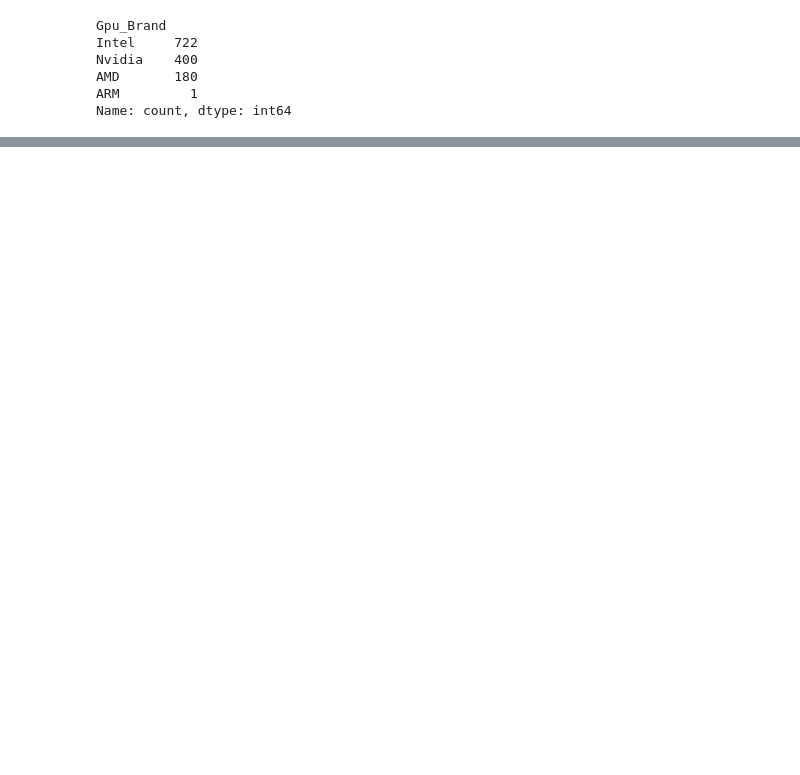
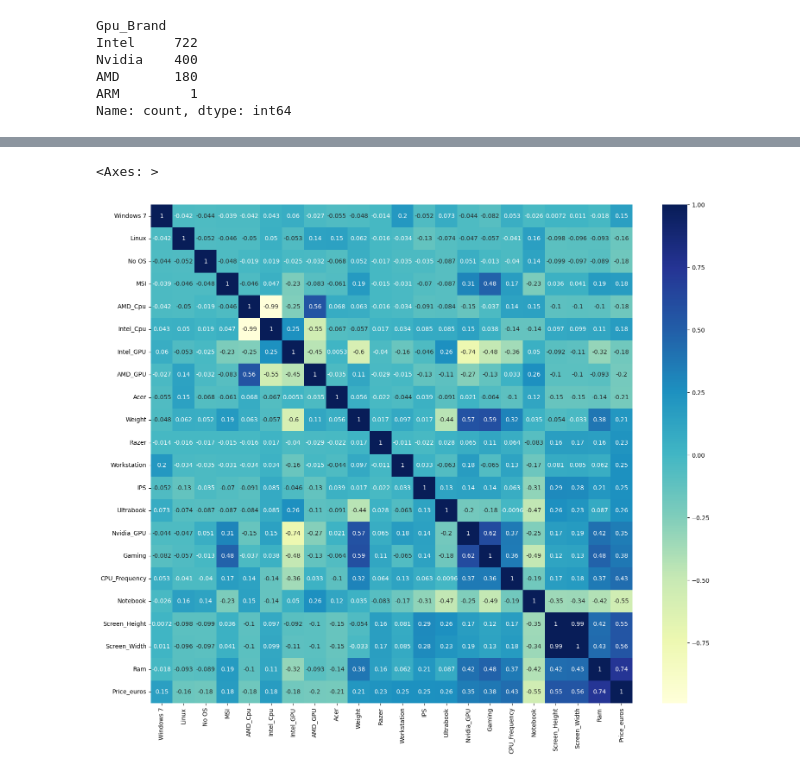
Before and after one commit to shrymhty/laptop-price-predictor, a Jupyter notebook: notebook.ipynb, the cells around one changed output, grey strips where cells are left out. Saved outputs shown, nothing was run; the diff lists cells and outputs as text; code cells hidden in the pictures; blank space fills up the shorter version.

```diff
--- a/notebook.ipynb
+++ b/notebook.ipynb
@@ -331,0 +387,2 @@ df = df.drop(columns=['CPU_Brand'], inplace=True)
+# %%
+target_correlation = numerical_df.corr()['Price_euros'].apply(abs).sort_values()
@@ -331,0 +409,4 @@ df = df.drop(columns=['CPU_Brand'], inplace=True)
+# %%
+selected_features = target_correlation[-22:].index
+# %%
+selected_features = list(selected_features)
@@ -331,0 +433,2 @@ df = df.drop(columns=['CPU_Brand'], inplace=True)
+# %%
+limited_df = df[selected_features]
@@ -331,0 +451,6 @@ df = df.drop(columns=['CPU_Brand'], inplace=True)
+# %%
+plt.figure(figsize=(18, 15))
+sns.heatmap(limited_df.corr(), annot=True, cmap="YlGnBu")
+# %% [output]
+<Axes: >
+[figure, added]
```
Also changed, not shown: parts of 25 cells of this notebook.
